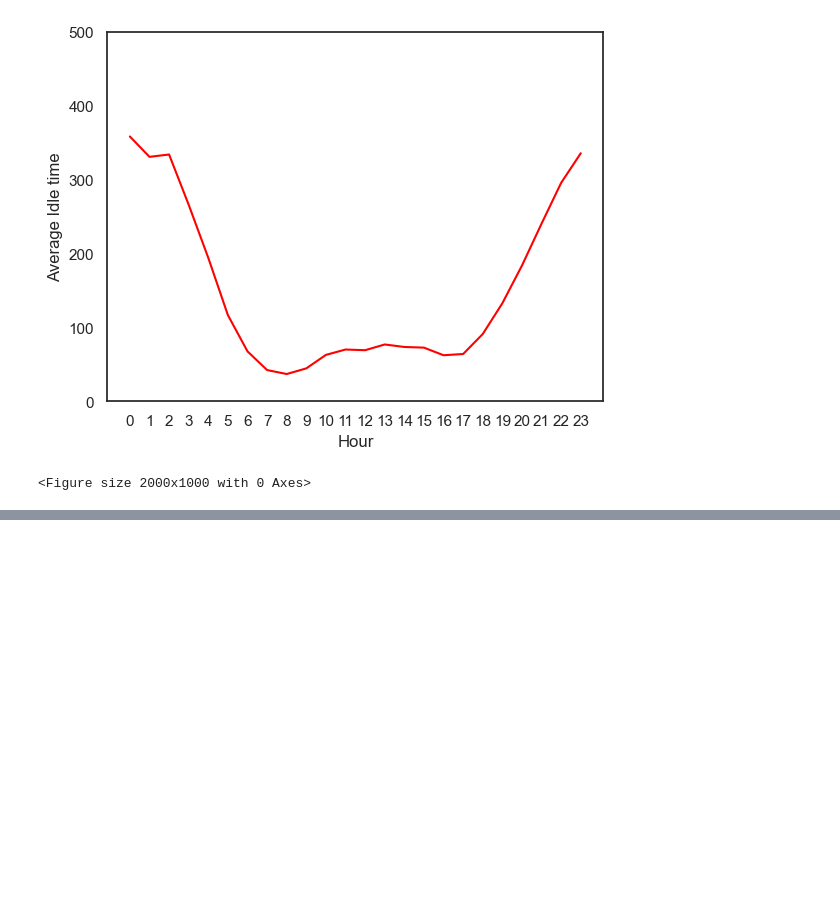
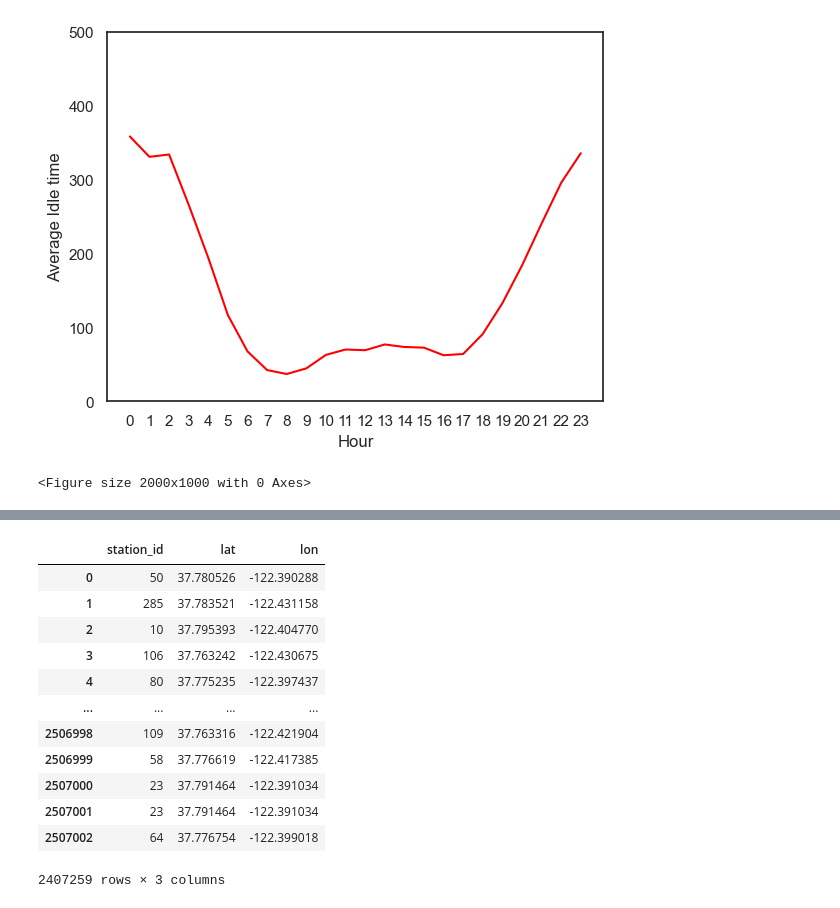
Before and after one commit to Ppkhanh/The-Learning-Machines, a Jupyter notebook: AddingFeatures.ipynb, the cells around one changed output, grey strips where cells are left out. Drawn from its saved outputs; the diff is of its cells as text; code cells hidden in the pictures; blank space fills up the shorter version.

```diff
--- a/AddingFeatures.ipynb
+++ b/AddingFeatures.ipynb
@@ -557,0 +548,18 @@ summer_2019.head(10)
+# %%
+station_location = df.loc[:,['start_station_id', 'start_station_lat', 'start_station_lon']]
+station_location.rename(columns = {"start_station_id": "station_id", "start_station_lat": "lat","start_station_lon": "lon"}, inplace=True)
+station_location
+# %% [output]
+|  | station_id | lat | lon |
+| 0 | 50 | 37.780526 | -122.390288 |
+| 1 | 285 | 37.783521 | -122.431158 |
+| 2 | 10 | 37.795393 | -122.404770 |
+| 3 | 106 | 37.763242 | -122.430675 |
+| 4 | 80 | 37.775235 | -122.397437 |
+| ... | ... | ... | ... |
+| 2506998 | 109 | 37.763316 | -122.421904 |
+| 2506999 | 58 | 37.776619 | -122.417385 |
+| 2507000 | 23 | 37.791464 | -122.391034 |
+| 2507001 | 23 | 37.791464 | -122.391034 |
+| 2507002 | 64 | 37.776754 | -122.399018 |
+2407259 rows × 3 columns
```
Also changed, not shown: parts of 40 cells of this notebook.
